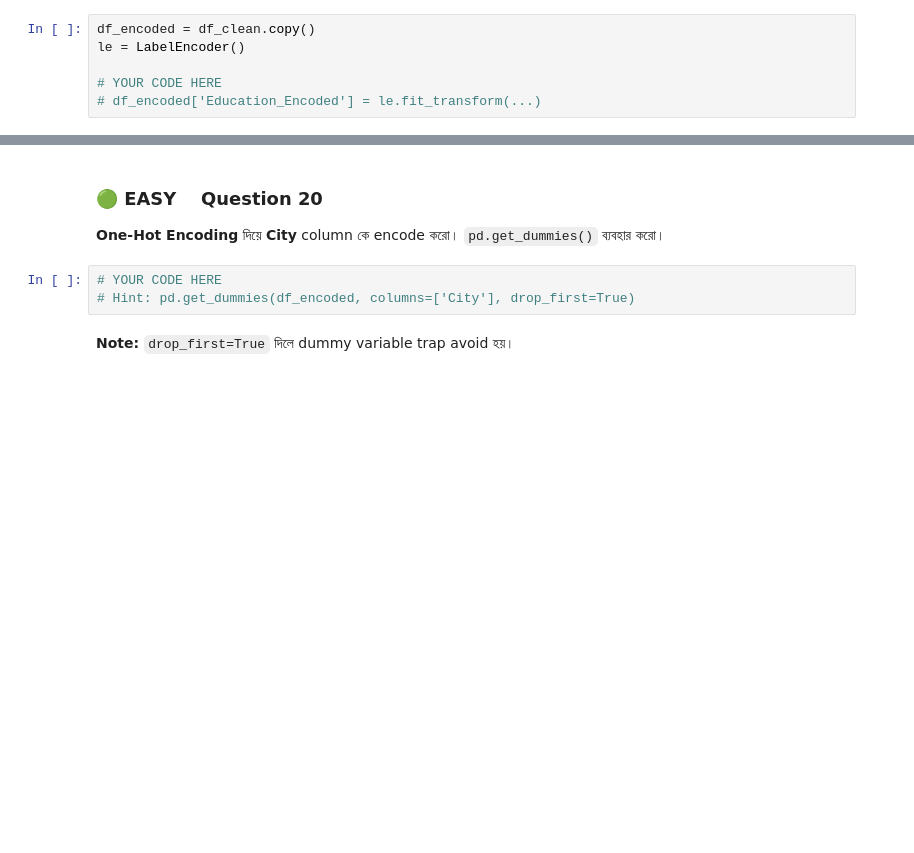
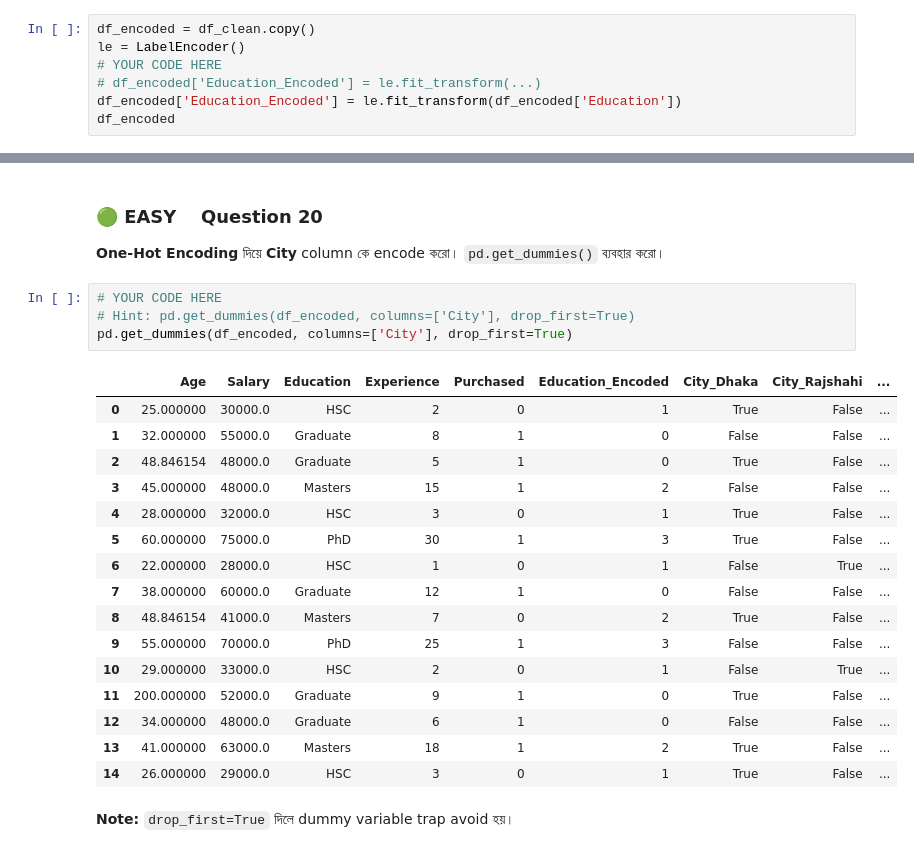
Before and after one commit to AR-Ashik-9997/Phitron-practice-problem, a Jupyter notebook: Beginner_Friendly_Practice_Set.ipynb, the cells around one changed output, grey strips where cells are left out. Saved outputs shown, nothing was run; the diff lists cells and outputs as text; blank space fills up the shorter version.

```diff
--- a/Beginner_Friendly_Practice_Set.ipynb
+++ b/Beginner_Friendly_Practice_Set.ipynb
@@ -343,6 +364,7 @@ plt.show()
 # %%
 df_encoded = df_clean.copy()
 le = LabelEncoder()
-
 # YOUR CODE HERE
 # df_encoded['Education_Encoded'] = le.fit_transform(...)
+df_encoded['Education_Encoded'] = le.fit_transform(df_encoded['Education'])
+df_encoded
@@ -352,6 +391,24 @@ le = LabelEncoder()
 # %%
 # YOUR CODE HERE
 # Hint: pd.get_dummies(df_encoded, columns=['City'], drop_first=True)
+pd.get_dummies(df_encoded, columns=['City'], drop_first=True)
+# %% [output]
+|  | Age | Salary | Education | Experience | Purchased | Education_Encoded | City_Dhaka | City_Rajshahi | ... |
+| 0 | 25.000000 | 30000.0 | HSC | 2 | 0 | 1 | True | False | ... |
+| 1 | 32.000000 | 55000.0 | Graduate | 8 | 1 | 0 | False | False | ... |
+| 2 | 48.846154 | 48000.0 | Graduate | 5 | 1 | 0 | True | False | ... |
+| 3 | 45.000000 | 48000.0 | Masters | 15 | 1 | 2 | False | False | ... |
+| 4 | 28.000000 | 32000.0 | HSC | 3 | 0 | 1 | True | False | ... |
+| 5 | 60.000000 | 75000.0 | PhD | 30 | 1 | 3 | True | False | ... |
+| 6 | 22.000000 | 28000.0 | HSC | 1 | 0 | 1 | False | True | ... |
+| 7 | 38.000000 | 60000.0 | Graduate | 12 | 1 | 0 | False | False | ... |
+| 8 | 48.846154 | 41000.0 | Masters | 7 | 0 | 2 | True | False | ... |
+| 9 | 55.000000 | 70000.0 | PhD | 25 | 1 | 3 | False | False | ... |
+| 10 | 29.000000 | 33000.0 | HSC | 2 | 0 | 1 | False | True | ... |
+| 11 | 200.000000 | 52000.0 | Graduate | 9 | 1 | 0 | True | False | ... |
+| 12 | 34.000000 | 48000.0 | Graduate | 6 | 1 | 0 | False | False | ... |
+| 13 | 41.000000 | 63000.0 | Masters | 18 | 1 | 2 | True | False | ... |
+| 14 | 26.000000 | 29000.0 | HSC | 3 | 0 | 1 | True | False | ... |
 # %% [markdown]
 **Note:** `drop_first=True` দিলে dummy variable trap avoid হয়।
 # %% [markdown]
```
Also changed, not shown: parts of 7 cells of this notebook.
